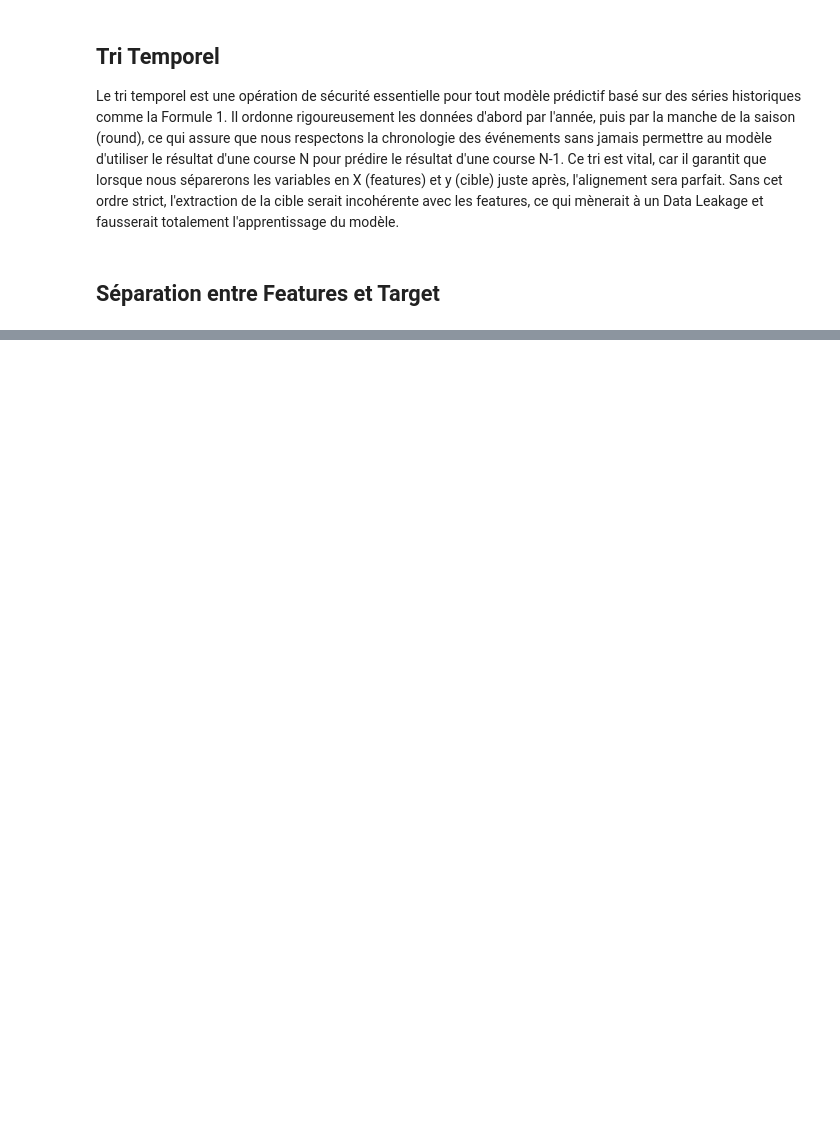
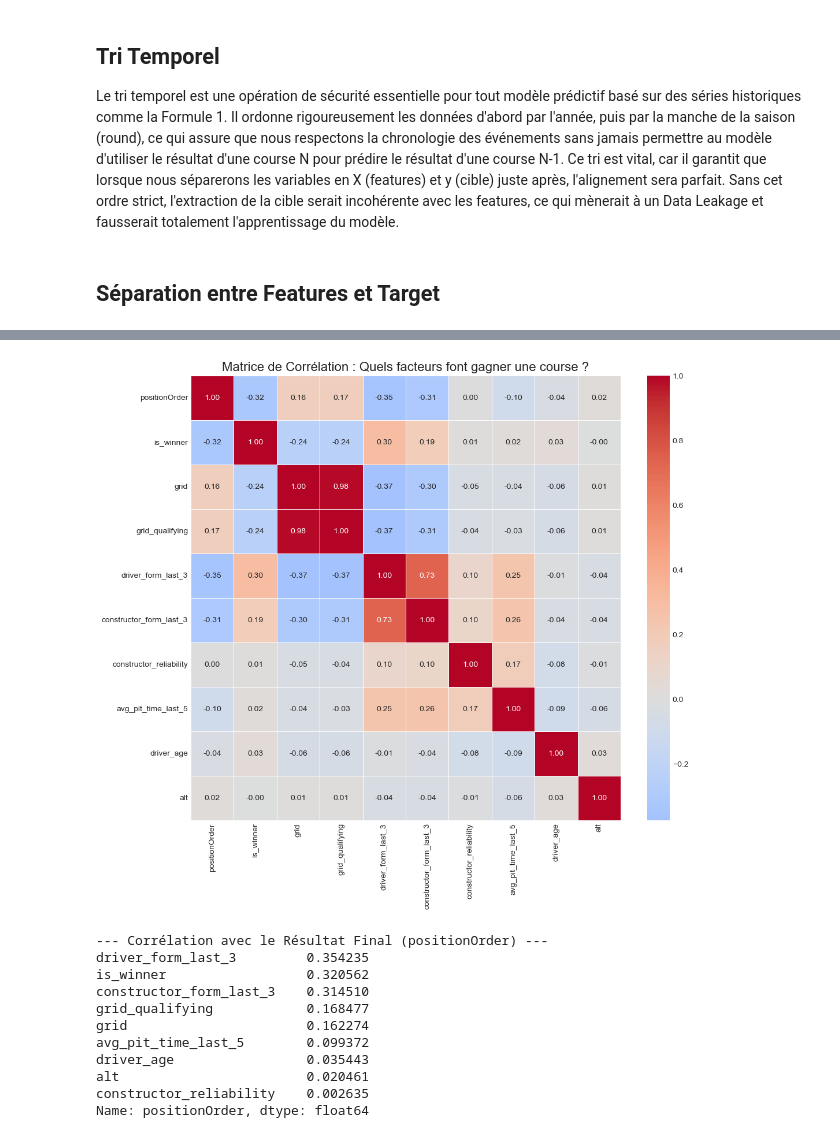
Before and after one commit to antoninnnnn/ProjetF1, a Jupyter notebook: Propre.ipynb, the cells around one changed output, grey strips where cells are left out. Drawn from its saved outputs; the diff is of its cells as text; code cells hidden in the pictures; blank space fills up the shorter version.

```diff
--- a/Propre.ipynb
+++ b/Propre.ipynb
@@ -786,7 +786,6 @@ results.drop(columns=['position'], inplace=True, errors='ignore')
 results.drop(columns=['fastestLapTime'], inplace=True, errors='ignore')
 results.drop(columns=['fastestLapSpeed'], inplace=True, errors='ignore')
 results.drop(columns=['laps'], inplace=True, errors='ignore')
-results.drop(columns=['points'], inplace=True, errors='ignore')
 results.drop(columns=['time'], inplace=True, errors='ignore')
 # %% [markdown]
 Nouveau dataset nettoyé
@@ -1261,0 +1296,54 @@ Colonnes disponibles dans df_corr:
+# %%
+# --- ANALYSE MULTIVARIÉE : MATRICE DE CORRÉLATION ---
+
+# 1. Sélection des features pertinentes pour l'analyse
+# On exclut les IDs (raceId, driverId...) qui sont du bruit mathématique pour une corrélation
+# On se concentre sur la Performance, la Grille et la Fiabilité
+cols_to_analyze = [
+    'positionOrder',           # La cible principale (Régression/Ranking)
+    'is_winner',               # La cible secondaire (Classification)
+    'grid',                    # La grille finale
+    'grid_qualifying',         # La perf pure en qualif
+    'driver_form_last_3',      # La forme récente du pilote
+    'constructor_form_last_3', # La forme récente de l'écurie
+    'constructor_reliability', # La fiabilité historique
+    'avg_pit_time_last_5',     # L'efficacité aux stands
+    'driver_age',              # L'expérience
+    'alt'                      # L'altitude (Impact moteur ?)
+]
+
+# On filtre le df pour ne garder que ces colonnes (si elles existent toutes)
+cols_present = [c for c in cols_to_analyze if c in df.columns]
+corr_matrix = df[cols_present].corr()
+
+# 2. Affichage de la Heatmap
+plt.figure(figsize=(12, 10))
+sns.heatmap(
+    corr_matrix,
+    annot=True,
+    fmt=".2f",
+    cmap='coolwarm',
+    center=0,
+    linewidths=0.5
+)
+plt.title("Matrice de Corrélation : Quels facteurs font gagner une course ?", fontsize=16)
+plt.show()
+
+# 3. Zoom sur la Cible (Position à l'arrivée)
+# On regarde ce qui est le plus corrélé à 'positionOrder' (plus c'est proche de 1 ou -1, mieux c'est)
+print("--- Corrélation avec le Résultat Final (positionOrder) ---")
+# On trie par valeur absolue pour voir l'impact (positif ou négatif)
+print(corr_matrix['positionOrder'].drop('positionOrder').abs().sort_values(ascending=False))
+# %% [output]
+[figure, added]
+--- Corrélation avec le Résultat Final (positionOrder) ---
+driver_form_last_3         0.354235
+is_winner                  0.320562
+constructor_form_last_3    0.314510
+grid_qualifying            0.168477
+grid                       0.162274
+avg_pit_time_last_5        0.099372
+driver_age                 0.035443
+alt                        0.020461
+constructor_reliability    0.002635
+Name: positionOrder, dtype: float64
```
Also changed, not shown: parts of 14 cells of this notebook.
